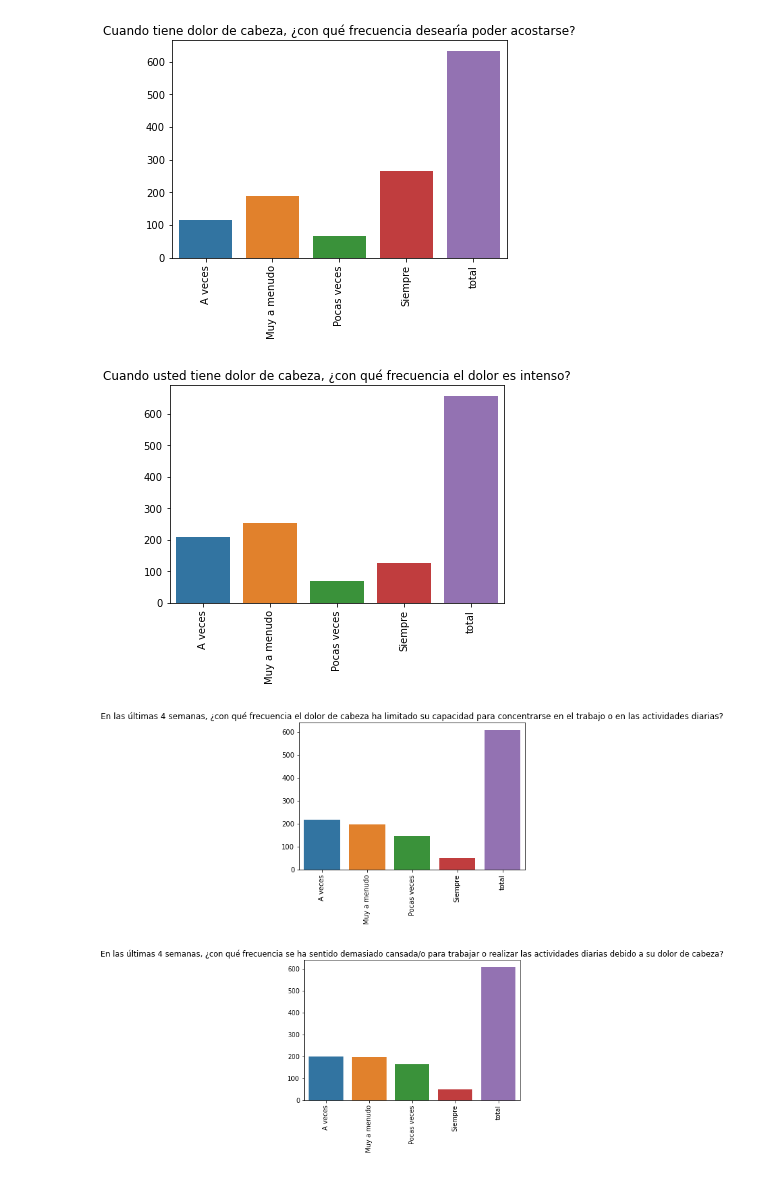
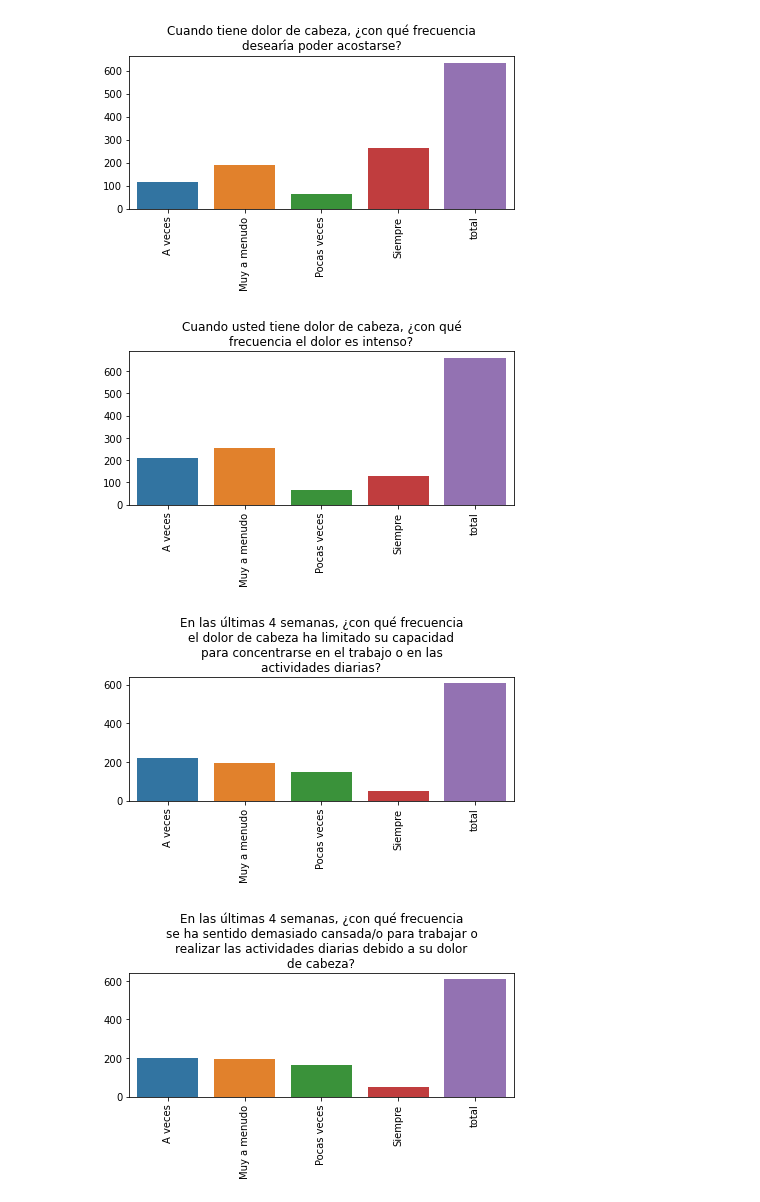
Before and after one commit to Laouen/PhD_entelai_predoc, a Jupyter notebook: notebooks/dataset_demografy.ipynb, the cells around one changed output. Cells and saved outputs as stored; diff of their text form; code cells hidden in the pictures.

```diff
--- a/notebooks/dataset_demografy.ipynb
+++ b/notebooks/dataset_demografy.ipynb
@@ -6,0 +7,7 @@ import pickle
+# %%
+def wrap_words(text, n):
+    by_words = text.split()
+    res = []
+    for i in range(0, len(by_words), n):
+        res.append(' '.join(by_words[i:i+n]))
+    return '\n'.join(res)
@@ -7,2 +94,2 @@ import pickle
 # %%
-df = pd.read_csv('../processed_df.csv', sep=';')
+df = pd.read_csv('../Migrañas_vs_otras/execution_state/data_preprocess/output/processed_data.csv', sep=';')
@@ -30,20 +120,23 @@ display(categorical_features)
 # %%
-for feature, group in categorical_features.groupby('feature'):
+for i, (feature, group) in enumerate(categorical_features.groupby('feature')):
     x = []
     y = []
     for option in group['option']:
-        x.append(option)
+        option_label = feature_labels[option] if option in feature_labels else option
+        x.append(option_label)
         y.append(df[feature + '__' + option].sum())
     x.append('total')
     total = sum(y)
     y.append(total)
 
     sns.barplot(x=x, y=y)
-    plt.title(feature)
+    plt.title(wrap_words(feature, 8))
     plt.xticks(rotation=90)
+    plt.tight_layout()
+    plt.savefig(f'./images/categorical_{i}.png')
     plt.show()
 # %% [output]
-[figure, old version]
+[figure, new version]
-[figure, old version]
+[figure, new version]
-[figure, old version]
+[figure, new version]
-[figure, old version]
+[figure, new version]
```
Also changed, not shown: parts of 9 cells of this notebook, 5 other files.
